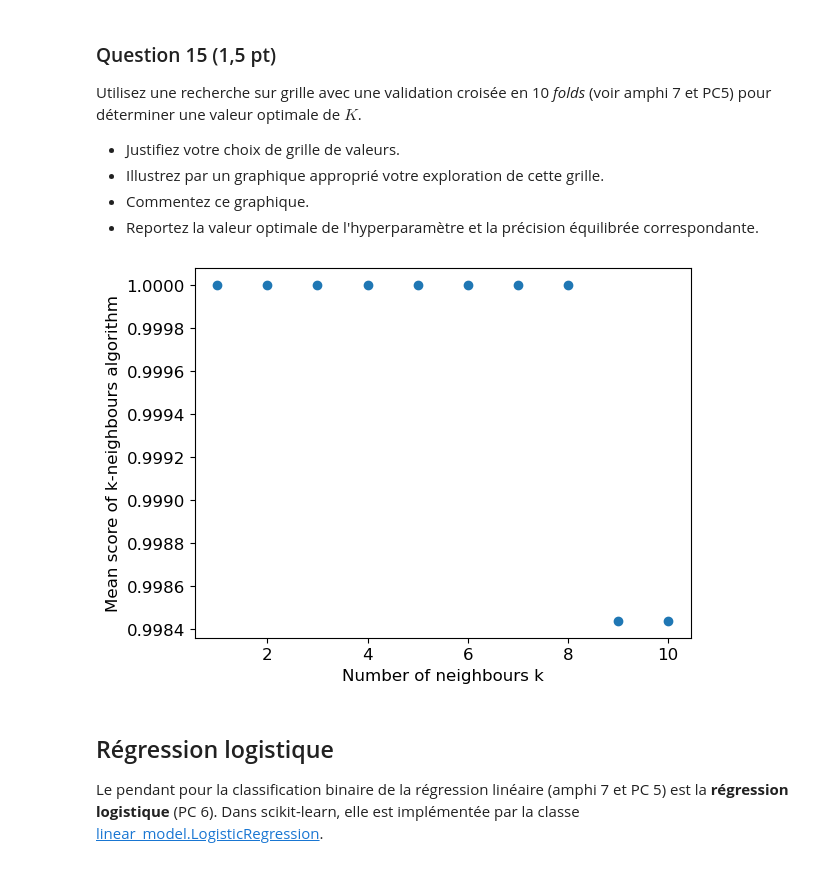
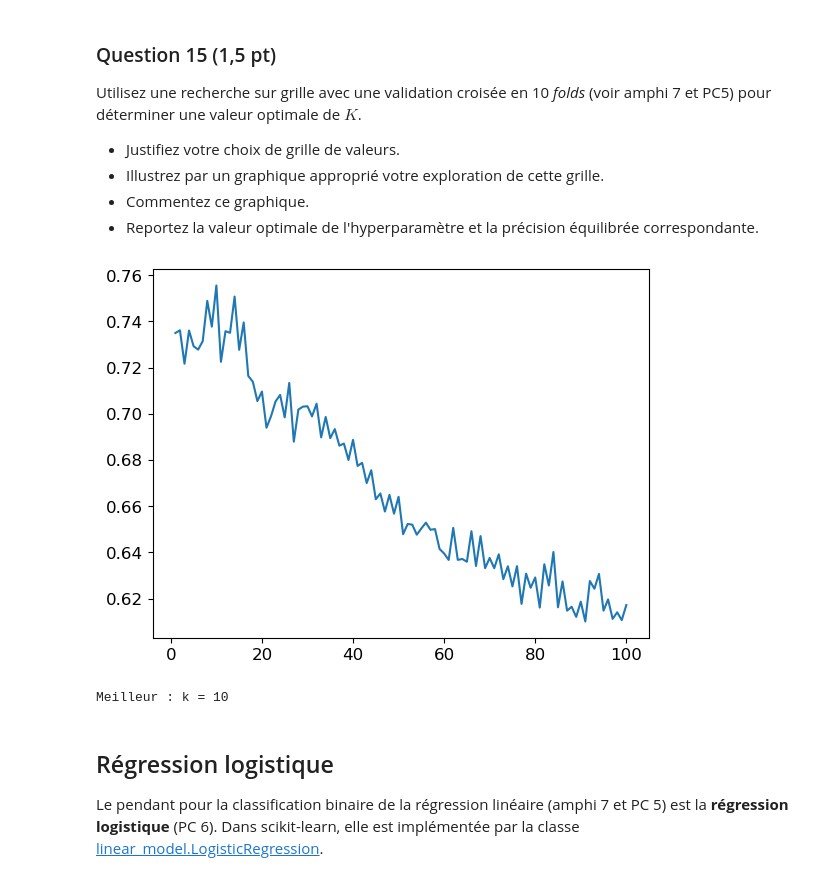
Before and after one commit to Pierre-LouisCOPPENSMines/projet_sdd, a Jupyter notebook: Projet.ipynb, the cells around one changed output. Drawn from its saved outputs; the diff is of its cells as text; code cells hidden in the pictures.

```diff
--- a/Projet.ipynb
+++ b/Projet.ipynb
@@ -355,24 +355,26 @@ Utilisez une recherche sur grille avec une validation croisée en 10 _folds_ (vo
 * Commentez ce graphique.
 * Reportez la valeur optimale de l'hyperparamètre et la précision équilibrée correspondante.
 # %%
-from sklearn.model_selection import cross_val_score
+from sklearn.model_selection import GridSearchCV
 
-K = [k for k in range(1,11)]
-mean_scores = []
-for k in range (1,11):
-    # cv=10 for 10-fold validation
-    mean_scores.append(cross_val_score(KNeighborsClassifier(n_neighbors=k),
-                                       df_train_rescaled,
-                                       y_train_risk_vs_norisk,
-                                       scoring='balanced_accuracy',
-                                       cv=10).mean())
+liste_k = np.arange(1,101, dtype=np.uint64)
+grille_param = {'n_neighbors': liste_k}
 
-plt.scatter(K,mean_scores)
-plt.xlabel('Number of neighbours k')
-plt.ylabel('Mean score of k-neighbours algorithm')
+kvoisins = KNeighborsClassifier()
+grille_kvoisins = GridSearchCV(kvoisins,
+                               grille_param,
+                               scoring='balanced_accuracy',
+                               cv=10) # 10 splits
+
+grille_kvoisins.fit(df_train_risk_vs_norisk, y_train_risk_vs_norisk)
+
+plt.plot(liste_k, grille_kvoisins.cv_results_['mean_test_score'])
 plt.show()
+
+print(f"Meilleur : k = {grille_kvoisins.best_params_['n_neighbors']}")
 # %% [output]
-[figure, old version]
+[figure, new version]
+Meilleur : k = 10
 # %% [markdown]
 ## Régression logistique
 Le pendant pour la classification binaire de la régression linéaire (amphi 7 et PC 5) est la __régression logistique__ (PC 6). Dans scikit-learn, elle est implémentée par la classe [linear_model.LogisticRegression](https://scikit-learn.org/stable/modules/generated/sklearn.linear_model.LogisticRegression.html).
```
Also changed, not shown: parts of 4 cells of this notebook.
